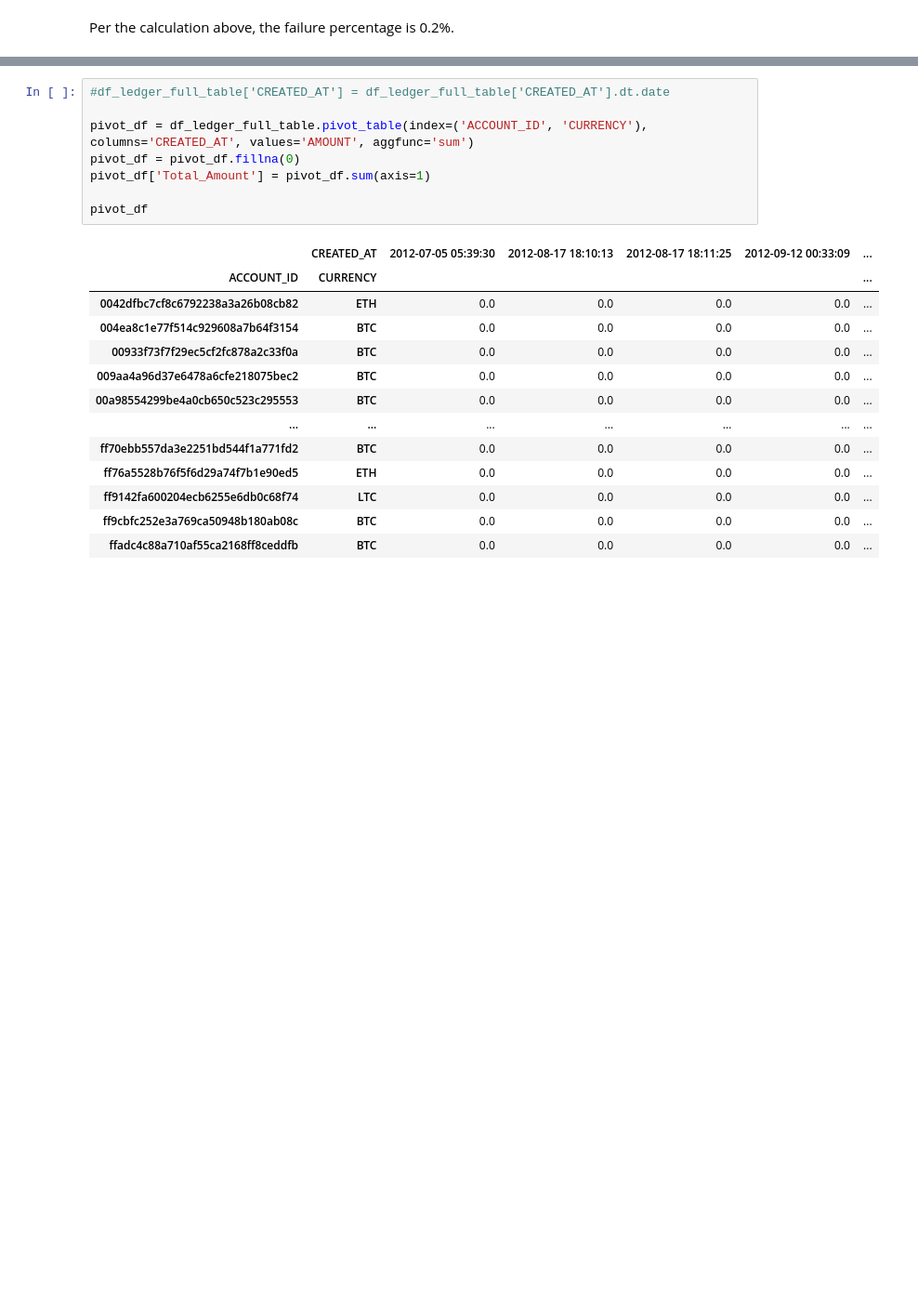
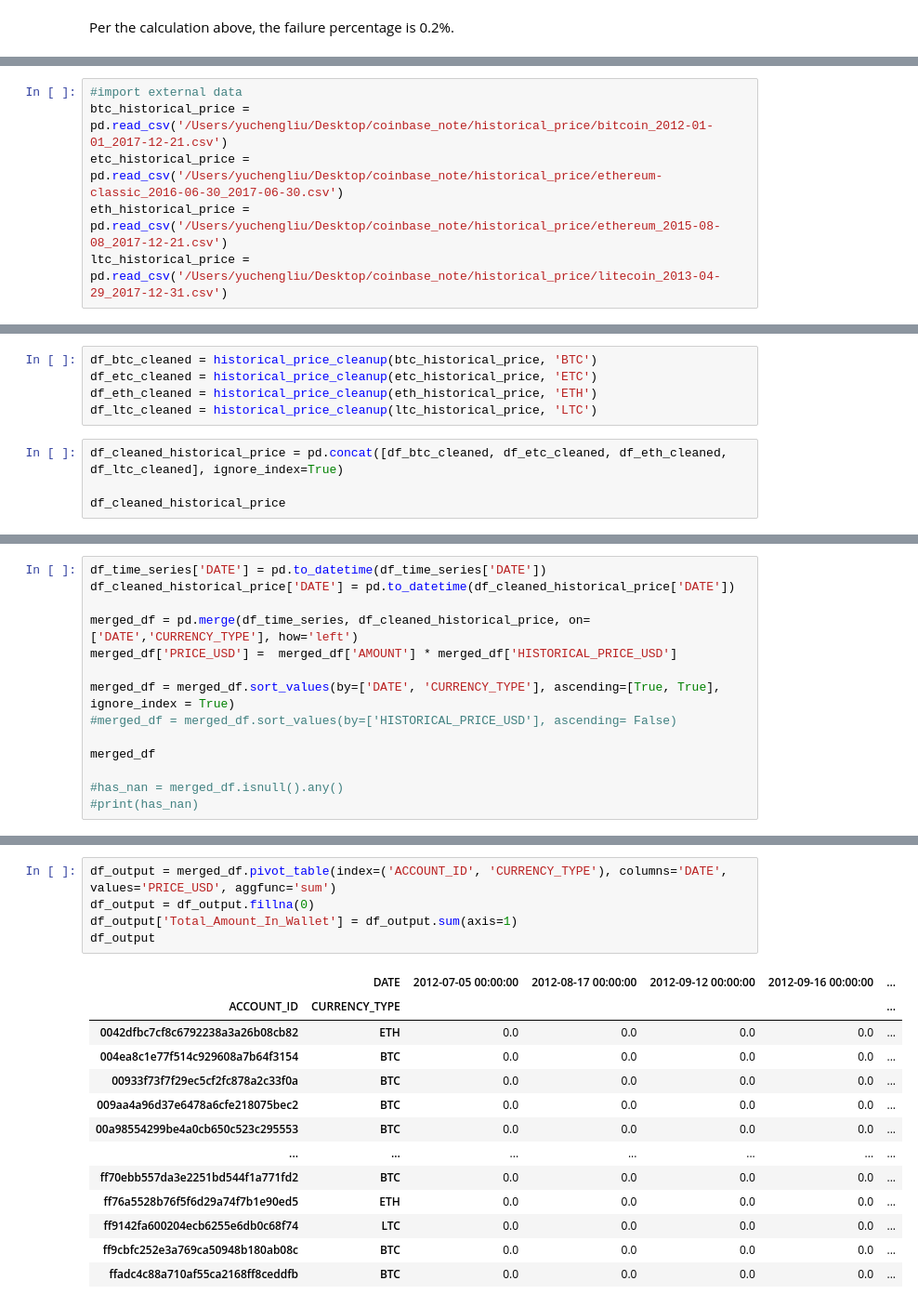
Before and after one commit to ycyuchengliu/coinbase_note, a Jupyter notebook: 00_coinbase_core_hw_notebook.ipynb, the cells around one changed output, grey strips where cells are left out. Shown at 93% size. Drawn from its saved outputs; the diff is of its cells as text; blank space fills up the shorter version.

```diff
--- a/Coinbase_Data_HW.ipynb
+++ b/00_coinbase_core_hw_notebook.ipynb
@@ -628,0 +659,6 @@ df_ledger_full_table.head(10)
+# %%
+#import external data
+btc_historical_price = pd.read_csv('/Users/yuchengliu/Desktop/coinbase_note/historical_price/bitcoin_2012-01-01_2017-12-21.csv')
+etc_historical_price = pd.read_csv('/Users/yuchengliu/Desktop/coinbase_note/historical_price/ethereum-classic_2016-06-30_2017-06-30.csv')
+eth_historical_price = pd.read_csv('/Users/yuchengliu/Desktop/coinbase_note/historical_price/ethereum_2015-08-08_2017-12-21.csv')
+ltc_historical_price = pd.read_csv('/Users/yuchengliu/Desktop/coinbase_note/historical_price/litecoin_2013-04-29_2017-12-31.csv')
@@ -628,0 +670,9 @@ df_ledger_full_table.head(10)
+# %%
+df_btc_cleaned = historical_price_cleanup(btc_historical_price, 'BTC')
+df_etc_cleaned = historical_price_cleanup(etc_historical_price, 'ETC')
+df_eth_cleaned = historical_price_cleanup(eth_historical_price, 'ETH')
+df_ltc_cleaned = historical_price_cleanup(ltc_historical_price, 'LTC')
+# %%
+df_cleaned_historical_price = pd.concat([df_btc_cleaned, df_etc_cleaned, df_eth_cleaned, df_ltc_cleaned], ignore_index=True)
+
+df_cleaned_historical_price
@@ -628,0 +693,14 @@ df_ledger_full_table.head(10)
+# %%
+df_time_series['DATE'] = pd.to_datetime(df_time_series['DATE'])
+df_cleaned_historical_price['DATE'] = pd.to_datetime(df_cleaned_historical_price['DATE'])
+
+merged_df = pd.merge(df_time_series, df_cleaned_historical_price, on=['DATE','CURRENCY_TYPE'], how='left')
+merged_df['PRICE_USD'] =  merged_df['AMOUNT'] * merged_df['HISTORICAL_PRICE_USD']
+
+merged_df = merged_df.sort_values(by=['DATE', 'CURRENCY_TYPE'], ascending=[True, True], ignore_index = True)
+#merged_df = merged_df.sort_values(by=['HISTORICAL_PRICE_USD'], ascending= False)
+
+merged_df
+
+#has_nan = merged_df.isnull().any()
+#print(has_nan)
@@ -629,14 +721,11 @@ df_ledger_full_table.head(10)
 # %%
-#df_ledger_full_table['CREATED_AT'] = df_ledger_full_table['CREATED_AT'].dt.date
-
-pivot_df = df_ledger_full_table.pivot_table(index=('ACCOUNT_ID', 'CURRENCY'), columns='CREATED_AT', values='AMOUNT', aggfunc='sum')
-pivot_df = pivot_df.fillna(0)
-pivot_df['Total_Amount'] = pivot_df.sum(axis=1)
-
-pivot_df
+df_output = merged_df.pivot_table(index=('ACCOUNT_ID', 'CURRENCY_TYPE'), columns='DATE', values='PRICE_USD', aggfunc='sum')
+df_output = df_output.fillna(0)
+df_output['Total_Amount_In_Wallet'] = df_output.sum(axis=1)
+df_output
 # %% [output]
-|  | CREATED_AT | 2012-07-05 05:39:30 | 2012-08-17 18:10:13 | 2012-08-17 18:11:25 | 2012-09-12 00:33:09 | ... |
-| ACCOUNT_ID | CURRENCY |  |  |  |  | ... |
+|  | DATE | 2012-07-05 00:00:00 | 2012-08-17 00:00:00 | 2012-09-12 00:00:00 | 2012-09-16 00:00:00 | ... |
+| ACCOUNT_ID | CURRENCY_TYPE |  |  |  |  | ... |
 | 0042dfbc7cf8c6792238a3a26b08cb82 | ETH | 0.0 | 0.0 | 0.0 | 0.0 | ... |
 | 004ea8c1e77f514c929608a7b64f3154 | BTC | 0.0 | 0.0 | 0.0 | 0.0 | ... |
 | 00933f73f7f29ec5cf2fc878a2c33f0a | BTC | 0.0 | 0.0 | 0.0 | 0.0 | ... |
```
Also changed, not shown: parts of 22 cells of this notebook, 11 other files.
